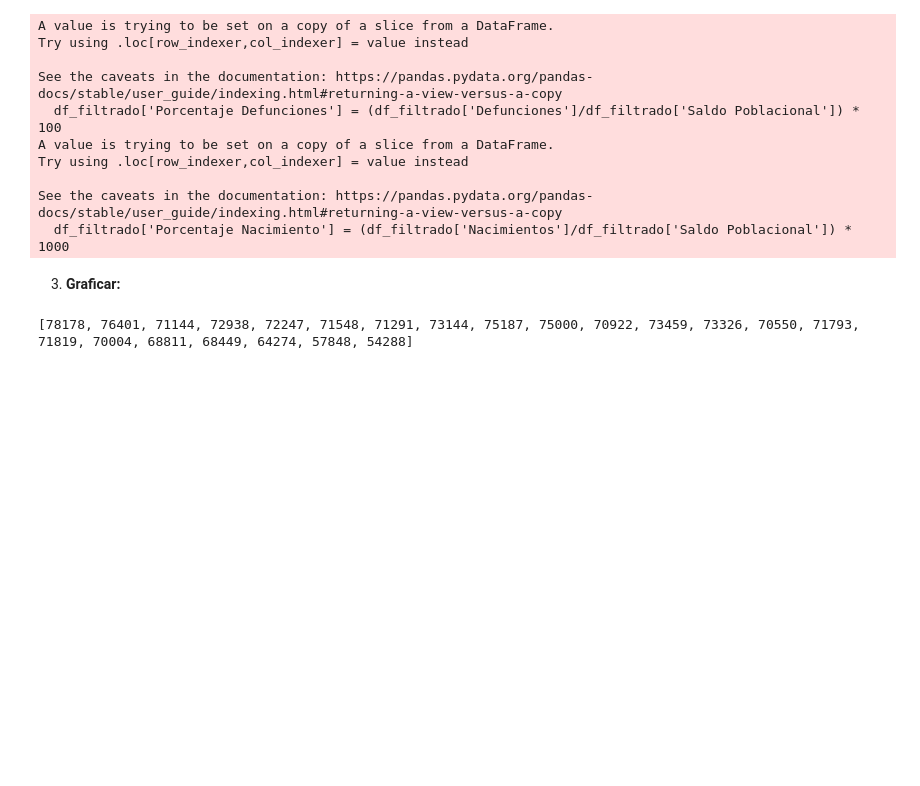
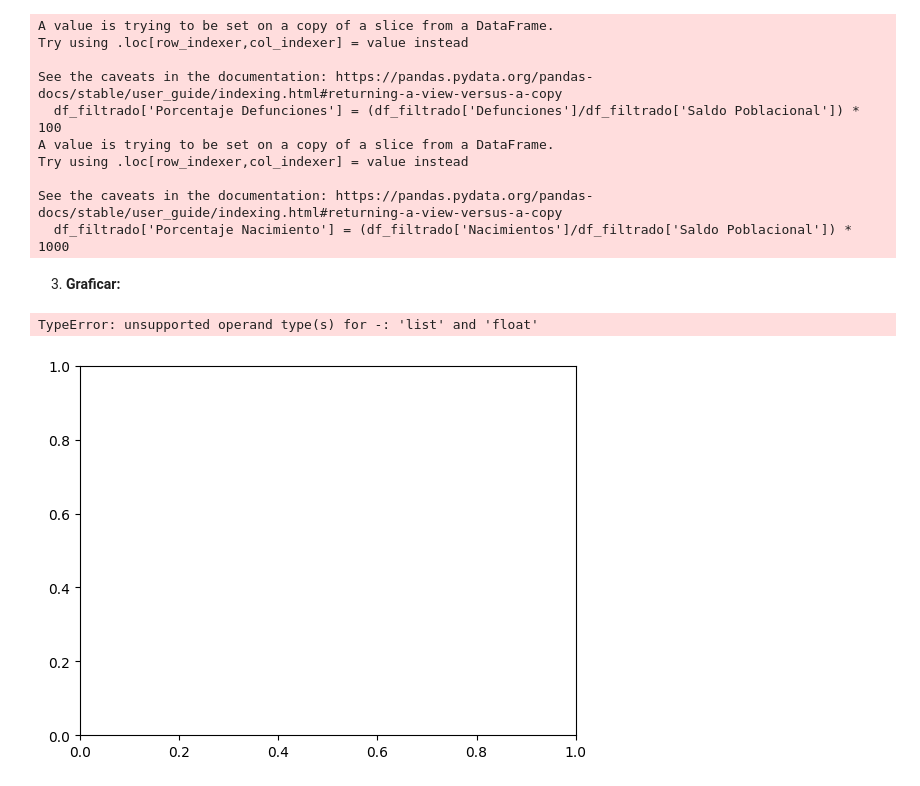
Before and after one commit to Jia231/2025C1-G01-FUNDAMENTOS-DE-PYTHON, a Jupyter notebook: Clases/Clase 12/Tarea/Tarea Semana 12.ipynb, the cells around one changed output. Cells and saved outputs as stored; diff of their text form; code cells hidden in the pictures; blank space fills up the shorter version.

```diff
--- a/Clases/Clase 12/Tarea/Tarea Semana 12.ipynb
+++ b/Clases/Clase 12/Tarea/Tarea Semana 12.ipynb
@@ -324,23 +324,16 @@ See the caveats in the documentation: https://pandas.pydata.org/pandas-docs/stab
   df_filtrado['Porcentaje Nacimiento'] = (df_filtrado['Nacimientos']/df_filtrado['Saldo Poblacional']) * 1000
 # %% [markdown]
 3. **Graficar:**
-# %%
-#
-list1 = list(df_filtrado["Nacimientos"])
-list2 = list(df_filtrado["Defunciones"])
-
-# list2 = [15, 25, 35, 45, 55]
-
-# # Plot the scatter plot
-plt.scatter(list1, list2, color='blue', label='Nacimientos vs Defuciones')
-
-# # Add labels, title, and legend
-# plt.xlabel('List 1')
-# plt.ylabel('List 2')
-# plt.title('Scatter Plot Comparison')
-# plt.legend()
-
-# # Show the plot
-# plt.show()
-# %% [output]
-[78178, 76401, 71144, 72938, 72247, 71548, 71291, 73144, 75187, 75000, 70922, 73459, 73326, 70550, 71793, 71819, 70004, 68811, 68449, 64274, 57848, 54288]
+# %%
+#
+list1 = list(df_filtrado["Nacimientos"])
+list2 = list(df_filtrado["Defunciones"])
+
+ax = plt.subplot(111)
+ax.bar(list1-0.2, list2, width=0.2, color='b', align='center')
+ax.bar(list1, list2, width=0.2, color='g', align='center')
+
+plt.show()
+# %% [output]
+TypeError: unsupported operand type(s) for -: 'list' and 'float'
+[figure, added]
```
Also changed, not shown: 3 other files.
